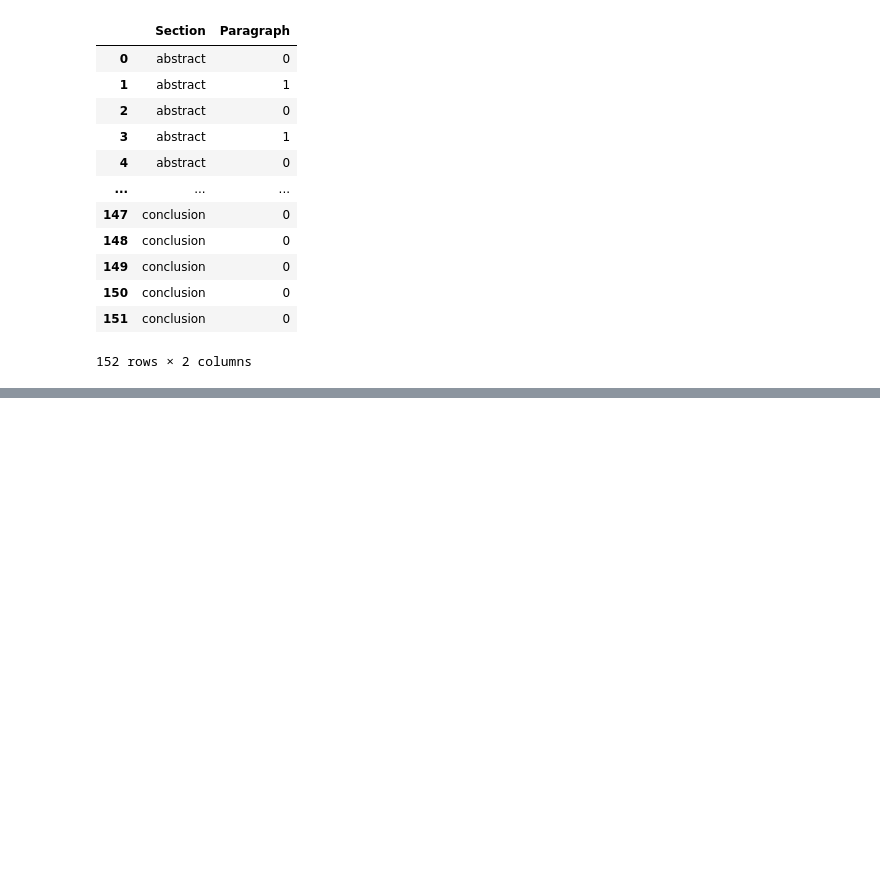
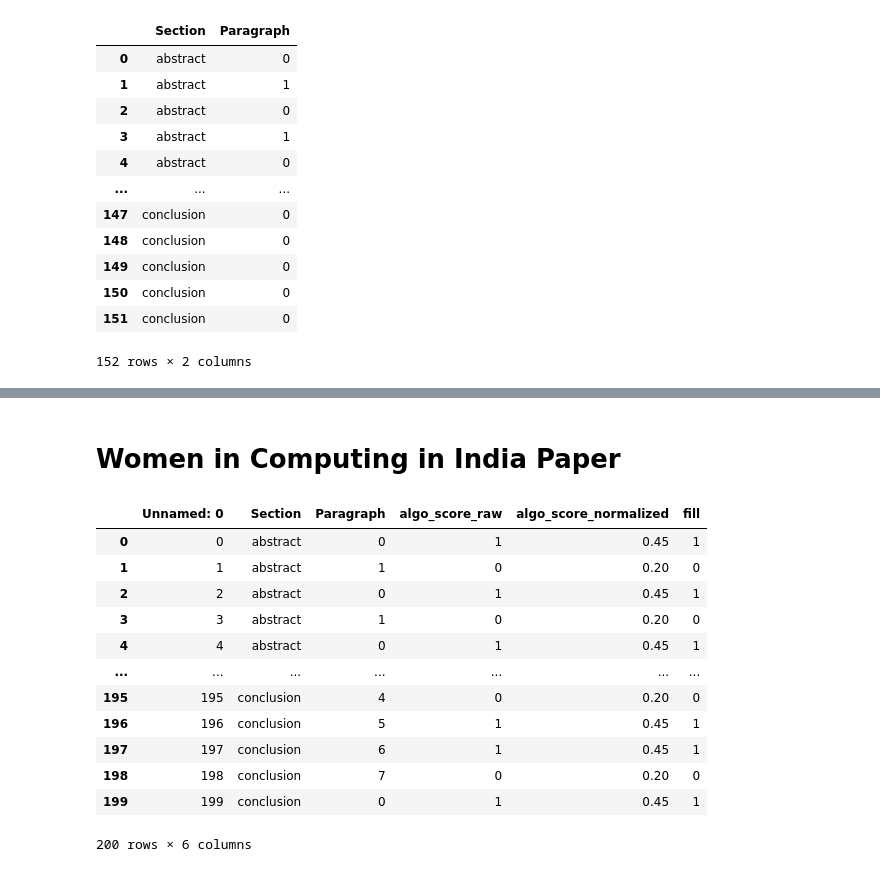
Before and after one commit to Murtz5253/beadplots, a Jupyter notebook: generate_beadplot.ipynb, the cells around one changed output, grey strips where cells are left out. Cells and saved outputs as stored; diff of their text form; code cells hidden in the pictures; blank space fills up the shorter version.

```diff
--- a/generate_beadplot.ipynb
+++ b/generate_beadplot.ipynb
@@ -131,3 +131,24 @@ alt.Chart(long_form_distributed_mentoring).mark_point(opacity=1).encode(
 )
 # %% [output]
 [interactive output not drawn]
+# %% [markdown]
+# Women in Computing in India Paper
+# %%
+data = pd.read_csv('./output/women_computing_india.csv')
+f = lambda x : 1 if x > 0.2 else 0
+data['fill'] = data['algo_score_normalized'].apply(f)
+data
+# %% [output]
+|  | Unnamed: 0 | Section | Paragraph | algo_score_raw | algo_score_normalized | fill |
+| 0 | 0 | abstract | 0 | 1 | 0.45 | 1 |
+| 1 | 1 | abstract | 1 | 0 | 0.20 | 0 |
+| 2 | 2 | abstract | 0 | 1 | 0.45 | 1 |
+| 3 | 3 | abstract | 1 | 0 | 0.20 | 0 |
+| 4 | 4 | abstract | 0 | 1 | 0.45 | 1 |
+| ... | ... | ... | ... | ... | ... | ... |
+| 195 | 195 | conclusion | 4 | 0 | 0.20 | 0 |
+| 196 | 196 | conclusion | 5 | 1 | 0.45 | 1 |
+| 197 | 197 | conclusion | 6 | 1 | 0.45 | 1 |
+| 198 | 198 | conclusion | 7 | 0 | 0.20 | 0 |
+| 199 | 199 | conclusion | 0 | 1 | 0.45 | 1 |
+200 rows × 6 columns
```
Also changed, not shown: parts of 5 cells of this notebook, 4 other files.
